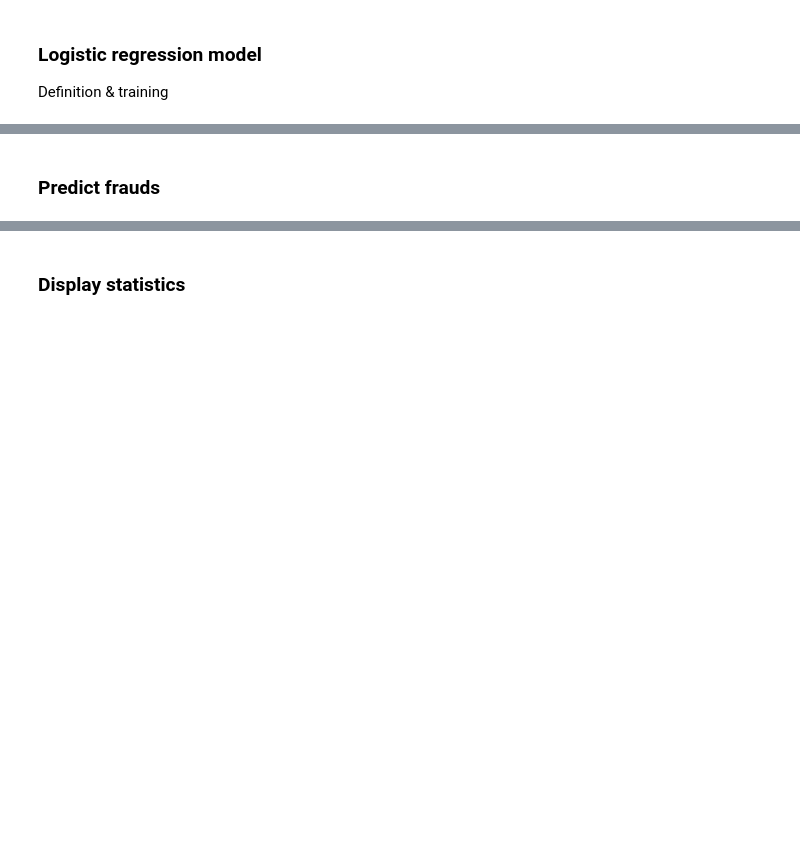
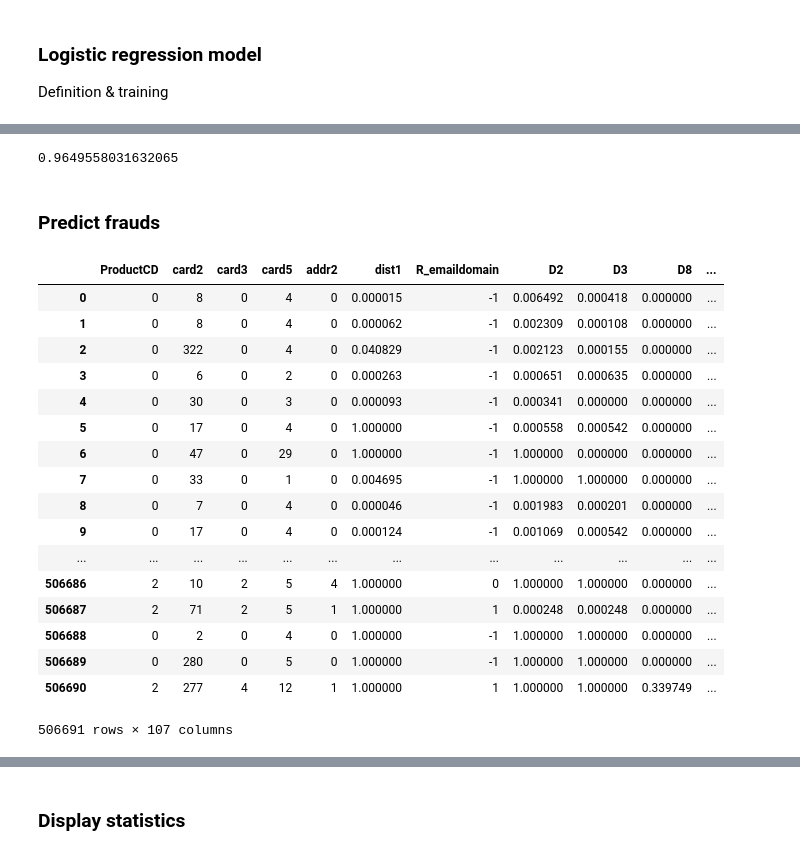
Before and after one commit to simon2k/IEEE-CIS-Fraud-Detection, a Jupyter notebook: IEEE Cis Fraud Detection.ipynb, the cells around one changed output, grey strips where cells are left out. Drawn from its saved outputs; the diff is of its cells as text; code cells hidden in the pictures; blank space fills up the shorter version.

```diff
--- a/IEEE Cis Fraud Detection.ipynb
+++ b/IEEE Cis Fraud Detection.ipynb
@@ -187,0 +318,2 @@ LogisticRegression(C=1.0, class_weight=None, dual=False, fit_intercept=True,
+# %%
+lr_coefs = np.array(lr_model.coef_)
@@ -187,0 +328,5 @@ LogisticRegression(C=1.0, class_weight=None, dual=False, fit_intercept=True,
+# %%
+column_coefs_df = pd.DataFrame()
+column_coefs_df['column'] = train_df.drop(columns=['isFraud']).columns
+column_coefs_df['coef'] = lr_coefs[0, :]
+print(column_coefs_df)
@@ -187,0 +353,3 @@ LogisticRegression(C=1.0, class_weight=None, dual=False, fit_intercept=True,
+# %%
+significant_features = column_coefs_df[column_coefs_df['coef'] > 2e-9]
+significant_features
@@ -188,2 +390,6 @@ LogisticRegression(C=1.0, class_weight=None, dual=False, fit_intercept=True,
+# %%
+lr_model.score(test_X, test_y)
+# %% [output]
+0.9649558031632065
 # %% [markdown]
 ### Predict frauds
@@ -192,0 +396,21 @@ predictions = lr_model.predict_proba(test_df)
+# %%
+test_df[significant_features['column']]
+# %% [output]
+|  | ProductCD | card2 | card3 | card5 | addr2 | dist1 | R_emaildomain | D2 | D3 | D8 | ... |
+| 0 | 0 | 8 | 0 | 4 | 0 | 0.000015 | -1 | 0.006492 | 0.000418 | 0.000000 | ... |
+| 1 | 0 | 8 | 0 | 4 | 0 | 0.000062 | -1 | 0.002309 | 0.000108 | 0.000000 | ... |
+| 2 | 0 | 322 | 0 | 4 | 0 | 0.040829 | -1 | 0.002123 | 0.000155 | 0.000000 | ... |
+| 3 | 0 | 6 | 0 | 2 | 0 | 0.000263 | -1 | 0.000651 | 0.000635 | 0.000000 | ... |
+| 4 | 0 | 30 | 0 | 3 | 0 | 0.000093 | -1 | 0.000341 | 0.000000 | 0.000000 | ... |
+| 5 | 0 | 17 | 0 | 4 | 0 | 1.000000 | -1 | 0.000558 | 0.000542 | 0.000000 | ... |
+| 6 | 0 | 47 | 0 | 29 | 0 | 1.000000 | -1 | 1.000000 | 0.000000 | 0.000000 | ... |
+| 7 | 0 | 33 | 0 | 1 | 0 | 0.004695 | -1 | 1.000000 | 1.000000 | 0.000000 | ... |
+| 8 | 0 | 7 | 0 | 4 | 0 | 0.000046 | -1 | 0.001983 | 0.000201 | 0.000000 | ... |
+| 9 | 0 | 17 | 0 | 4 | 0 | 0.000124 | -1 | 0.001069 | 0.000542 | 0.000000 | ... |
+| ... | ... | ... | ... | ... | ... | ... | ... | ... | ... | ... | ... |
+| 506686 | 2 | 10 | 2 | 5 | 4 | 1.000000 | 0 | 1.000000 | 1.000000 | 0.000000 | ... |
+| 506687 | 2 | 71 | 2 | 5 | 1 | 1.000000 | 1 | 0.000248 | 0.000248 | 0.000000 | ... |
+| 506688 | 0 | 2 | 0 | 4 | 0 | 1.000000 | -1 | 1.000000 | 1.000000 | 0.000000 | ... |
+| 506689 | 0 | 280 | 0 | 5 | 0 | 1.000000 | -1 | 1.000000 | 1.000000 | 0.000000 | ... |
+| 506690 | 2 | 277 | 4 | 12 | 1 | 1.000000 | 1 | 1.000000 | 1.000000 | 0.339749 | ... |
+506691 rows × 107 columns
```
Also changed, not shown: parts of 38 cells of this notebook.
